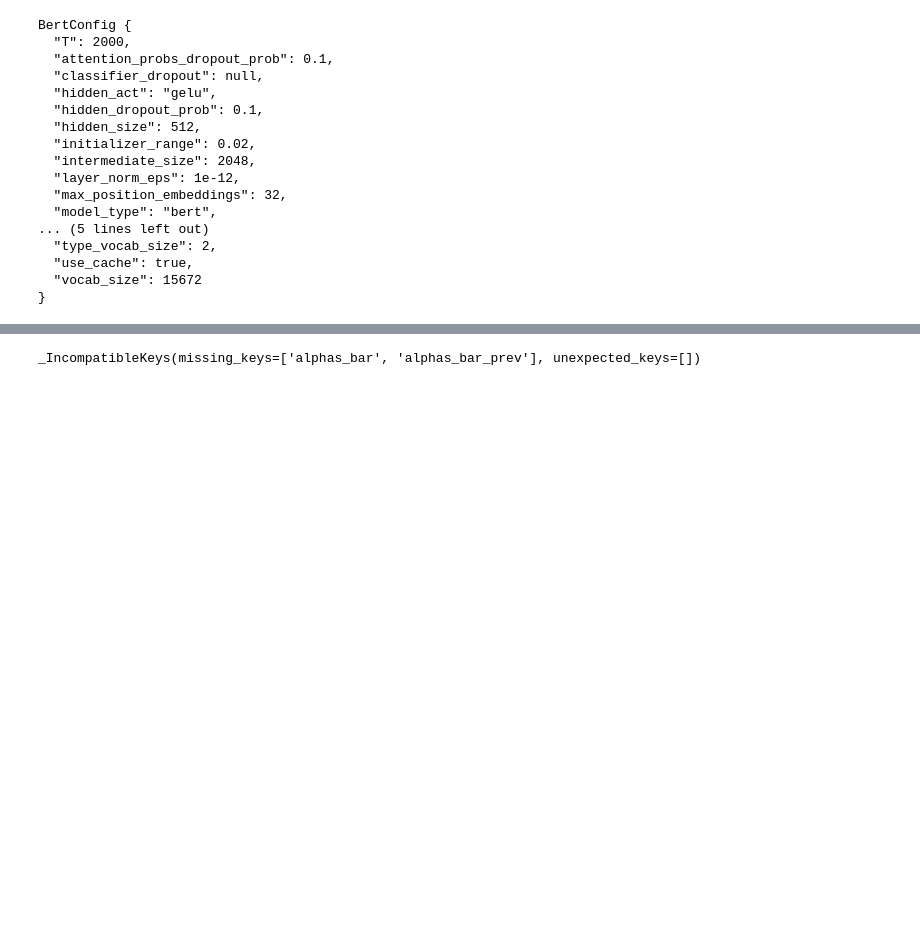
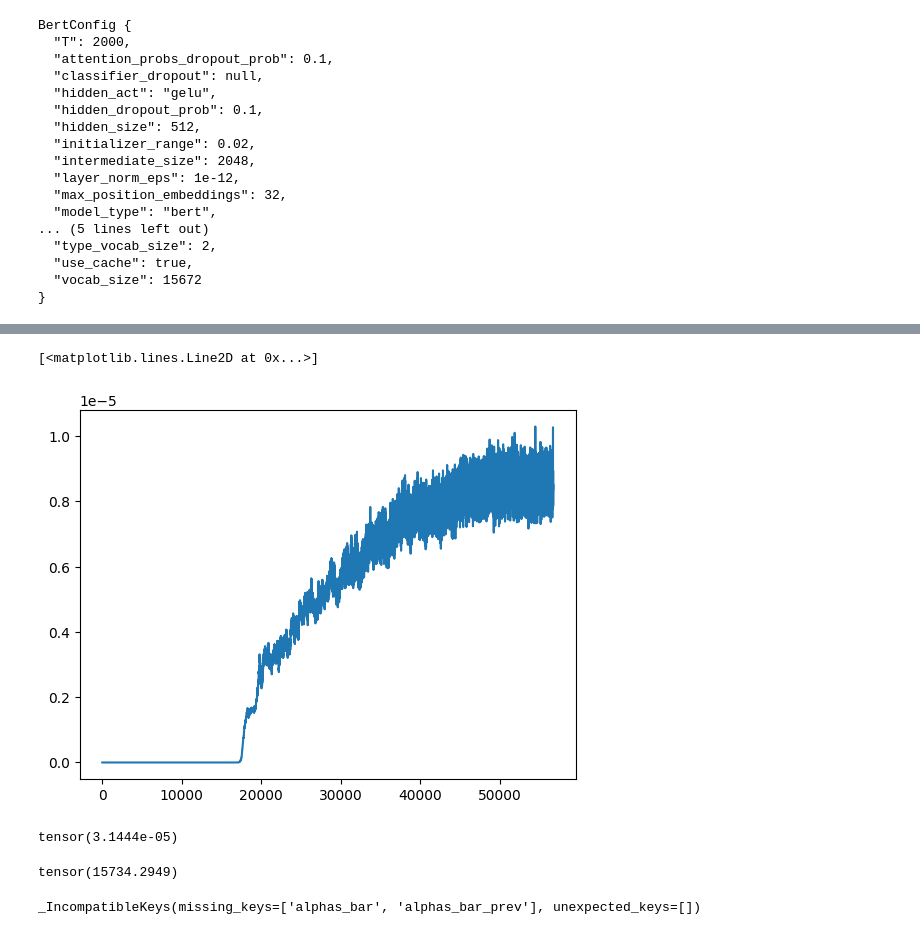
Before and after one commit to SJTUHCL10/DiffusionNLG, a Jupyter notebook: condition_gen.ipynb, the cells around one changed output, grey strips where cells are left out. Cells and saved outputs as stored; diff of their text form; code cells hidden in the pictures; blank space fills up the shorter version.

```diff
--- a/condition_gen.ipynb
+++ b/condition_gen.ipynb
@@ -121,0 +271,5 @@ for epoch in range(num_epoch):
+# %%
+plt.plot(loss_terms_dict['rounding'])
+# %% [output]
+[<matplotlib.lines.Line2D at 0x...>]
+[figure, added]
@@ -122,3 +285,12 @@ for epoch in range(num_epoch):
+# %%
+V = len(tokenizer)
+(trained_cosine.sum() - V) / (V * (V - 1))
+# %% [output]
+tensor(3.1444e-05)
+# %%
+init_cosine.sum()
+# %% [output]
+tensor(15734.2949)
 # %%
 torch.save(diffusion_model.state_dict(), "checkpoints/conditional_from_scratch.pth")
 # %%
```
Also changed, not shown: parts of 6 cells of this notebook, 4 other files.
